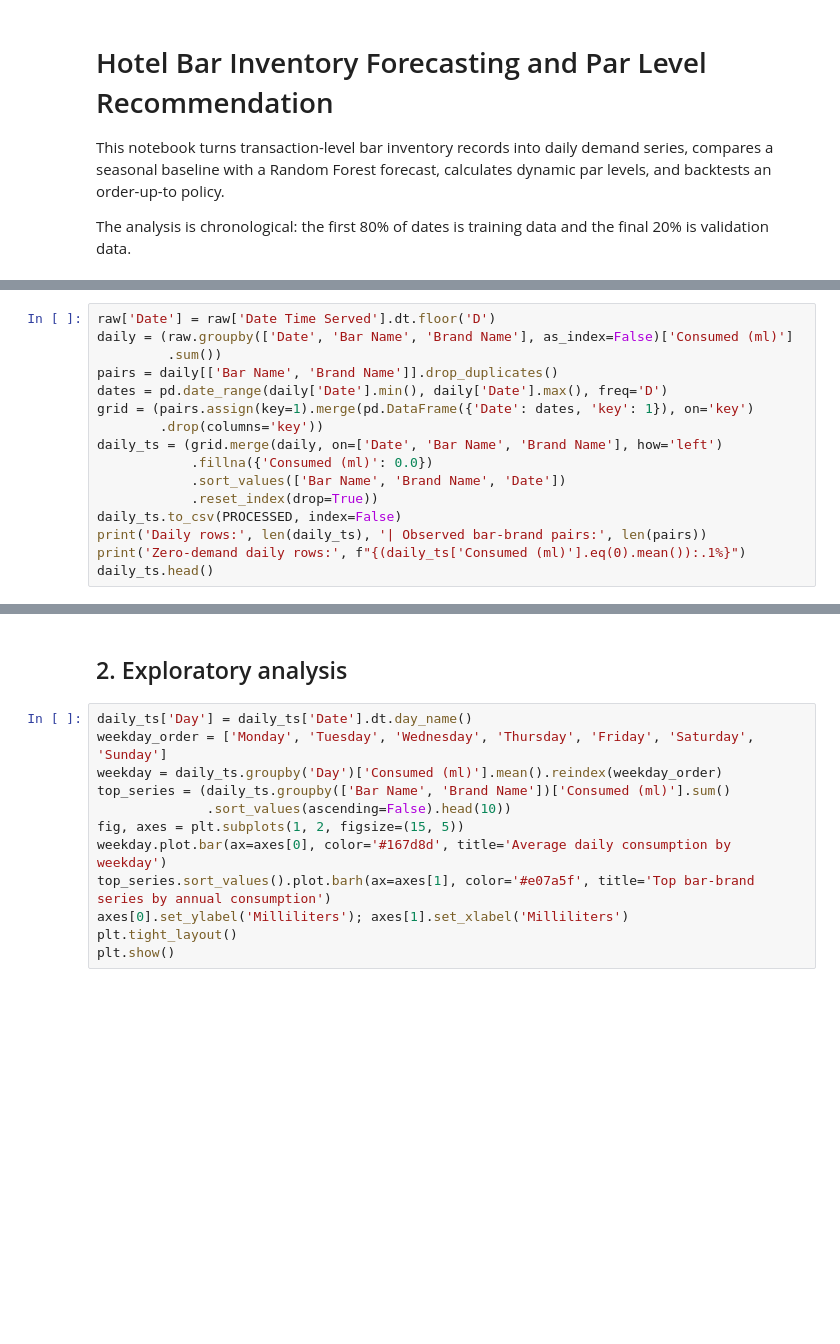
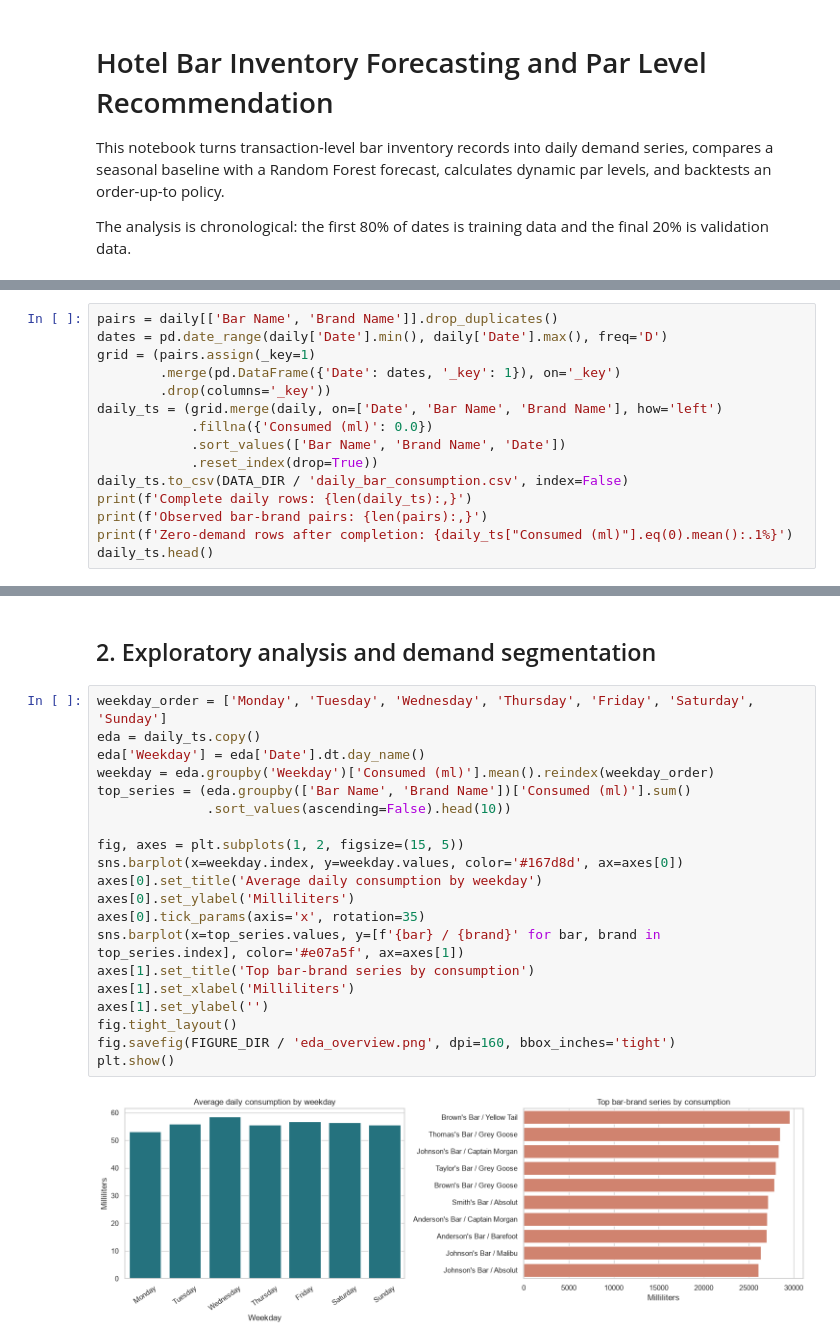
Before and after one commit to Bhanuprakash2580/ML---Inventory-Demand-Forecasting-and-Par-Level-Recommendation-System-for-Bars, a Jupyter notebook: notebooks/inventory_forecasting_solution.ipynb, the cells around one changed output, grey strips where cells are left out. Drawn from its saved outputs; the diff is of its cells as text; blank space fills up the shorter version.

```diff
--- a/notebooks/inventory_forecasting_solution.ipynb
+++ b/notebooks/inventory_forecasting_solution.ipynb
@@ -48,16 +86,15 @@ raw.head()
 # %%
-raw['Date'] = raw['Date Time Served'].dt.floor('D')
-daily = (raw.groupby(['Date', 'Bar Name', 'Brand Name'], as_index=False)['Consumed (ml)']
-         .sum())
 pairs = daily[['Bar Name', 'Brand Name']].drop_duplicates()
 dates = pd.date_range(daily['Date'].min(), daily['Date'].max(), freq='D')
-grid = (pairs.assign(key=1).merge(pd.DataFrame({'Date': dates, 'key': 1}), on='key')
-        .drop(columns='key'))
+grid = (pairs.assign(_key=1)
+        .merge(pd.DataFrame({'Date': dates, '_key': 1}), on='_key')
+        .drop(columns='_key'))
 daily_ts = (grid.merge(daily, on=['Date', 'Bar Name', 'Brand Name'], how='left')
             .fillna({'Consumed (ml)': 0.0})
             .sort_values(['Bar Name', 'Brand Name', 'Date'])
             .reset_index(drop=True))
-daily_ts.to_csv(PROCESSED, index=False)
-print('Daily rows:', len(daily_ts), '| Observed bar-brand pairs:', len(pairs))
-print('Zero-demand daily rows:', f"{(daily_ts['Consumed (ml)'].eq(0).mean()):.1%}")
+daily_ts.to_csv(DATA_DIR / 'daily_bar_consumption.csv', index=False)
+print(f'Complete daily rows: {len(daily_ts):,}')
+print(f'Observed bar-brand pairs: {len(pairs):,}')
+print(f'Zero-demand rows after completion: {daily_ts["Consumed (ml)"].eq(0).mean():.1%}')
 daily_ts.head()
@@ -64,15 +111,25 @@ daily_ts.head()
 # %% [markdown]
-## 2. Exploratory analysis
+## 2. Exploratory analysis and demand segmentation
 # %%
-daily_ts['Day'] = daily_ts['Date'].dt.day_name()
 weekday_order = ['Monday', 'Tuesday', 'Wednesday', 'Thursday', 'Friday', 'Saturday', 'Sunday']
-weekday = daily_ts.groupby('Day')['Consumed (ml)'].mean().reindex(weekday_order)
-top_series = (daily_ts.groupby(['Bar Name', 'Brand Name'])['Consumed (ml)'].sum()
+eda = daily_ts.copy()
+eda['Weekday'] = eda['Date'].dt.day_name()
+weekday = eda.groupby('Weekday')['Consumed (ml)'].mean().reindex(weekday_order)
+top_series = (eda.groupby(['Bar Name', 'Brand Name'])['Consumed (ml)'].sum()
               .sort_values(ascending=False).head(10))
+
 fig, axes = plt.subplots(1, 2, figsize=(15, 5))
-weekday.plot.bar(ax=axes[0], color='#167d8d', title='Average daily consumption by weekday')
-top_series.sort_values().plot.barh(ax=axes[1], color='#e07a5f', title='Top bar-brand series by annual consumption')
-axes[0].set_ylabel('Milliliters'); axes[1].set_xlabel('Milliliters')
-plt.tight_layout()
+sns.barplot(x=weekday.index, y=weekday.values, color='#167d8d', ax=axes[0])
+axes[0].set_title('Average daily consumption by weekday')
+axes[0].set_ylabel('Milliliters')
+axes[0].tick_params(axis='x', rotation=35)
+sns.barplot(x=top_series.values, y=[f'{bar} / {brand}' for bar, brand in top_series.index], color='#e07a5f', ax=axes[1])
+axes[1].set_title('Top bar-brand series by consumption')
+axes[1].set_xlabel('Milliliters')
+axes[1].set_ylabel('')
+fig.tight_layout()
+fig.savefig(FIGURE_DIR / 'eda_overview.png', dpi=160, bbox_inches='tight')
 plt.show()
+# %% [output]
+[figure, added]
 # %%
```
Also changed, not shown: parts of 13 cells of this notebook, 14 other files.
